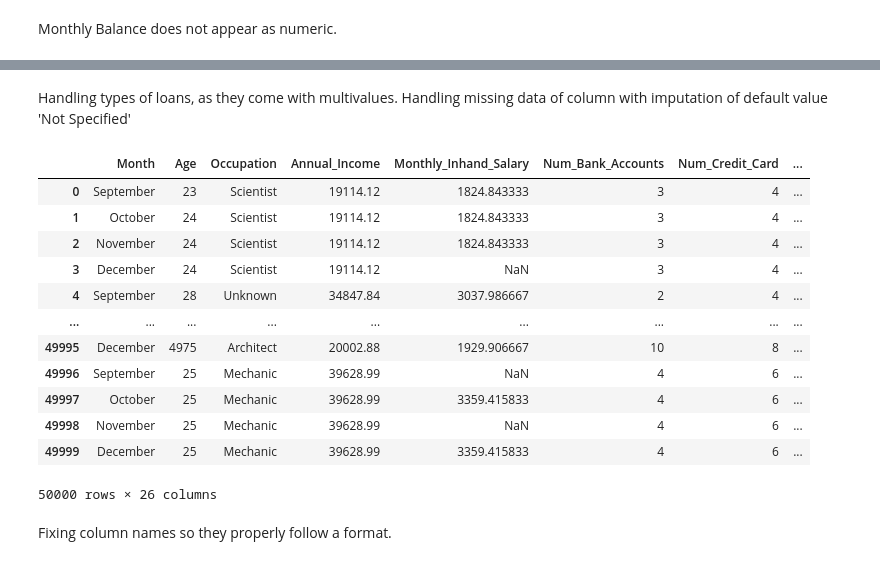
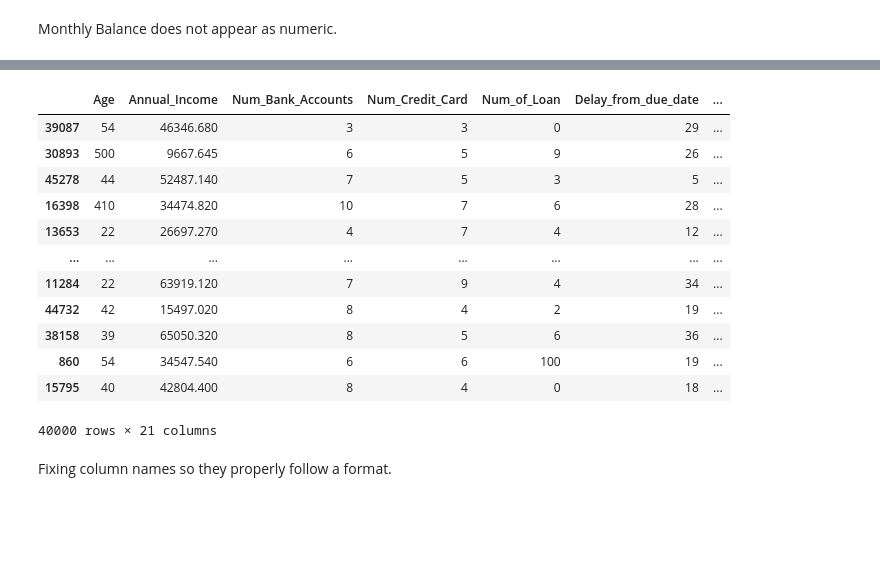
Before and after one commit to mau-JS/OracleML, a Jupyter notebook: CreditML.ipynb, the cells around one changed output, grey strips where cells are left out. Cells and saved outputs as stored; diff of their text form; code cells hidden in the pictures; blank space fills up the shorter version.

```diff
--- a/CreditML.ipynb
+++ b/CreditML.ipynb
@@ -267,33 +254,43 @@ df.head()
-# %% [markdown]
-Handling types of loans, as they come with multivalues. Handling missing data of column with imputation of default value 'Not Specified'
 # %%
- # Define the loan types you're interested in
+#Doing train test split before encoding to prevent data leakage
+from sklearn.model_selection import train_test_split
 loan_types = ['Auto Loan', 'Credit-Builder Loan', 'Personal Loan', 'Home Equity Loan',  'Mortgage Loan','Payday Loan','Student Loan','Debt Consolidation Loan','Not Specified','Payday Loan']
 
+# Define your target variable
+y = df['Target']
+
+# Define your feature set
+X = df.drop('Target', axis=1)
+
+# Split your data
+X_train, X_test, y_train, y_test = train_test_split(X, y, test_size=0.2,random_state=42)
 # Create a new column for each loan type that counts the number of occurrences
 for loan in loan_types:
-    df[loan] = df['Type_of_Loan'].apply(lambda x: x.count(loan) if isinstance(x, str) else 0)
+    X_train[loan] = X_train['Type_of_Loan'].apply(lambda x: x.count(loan) if isinstance(x, str) else 0)
+    X_test[loan] = X_test['Type_of_Loan'].apply(lambda x: x.count(loan) if isinstance(x, str) else 0)
 
-# If a row doesn't fall into any of these categories, mark it as 'other'
-df['Not Specified'] = df[loan_types].apply(lambda x: 0 if any(x) else 1, axis=1)
+# If a row doesn't fall into any of these categories, mark it as 'Not Specified'
+X_train['Not Specified'] = X_train[loan_types].apply(lambda x: 0 if any(x) else 1, axis=1)
+X_test['Not Specified'] = X_test[loan_types].apply(lambda x: 0 if any(x) else 1, axis=1)
 
 # Now you can drop the original 'Type_of_Loan' column
-df = df.drop('Type_of_Loan', axis=1)
-df
+X_train = X_train.drop('Type_of_Loan', axis=1)
+X_test = X_test.drop('Type_of_Loan', axis=1)
+X_train
 # %% [output]
-|  | Month | Age | Occupation | Annual_Income | Monthly_Inhand_Salary | Num_Bank_Accounts | Num_Credit_Card | ... |
-| 0 | September | 23 | Scientist | 19114.12 | 1824.843333 | 3 | 4 | ... |
-| 1 | October | 24 | Scientist | 19114.12 | 1824.843333 | 3 | 4 | ... |
-| 2 | November | 24 | Scientist | 19114.12 | 1824.843333 | 3 | 4 | ... |
-| 3 | December | 24 | Scientist | 19114.12 | NaN | 3 | 4 | ... |
-| 4 | September | 28 | Unknown | 34847.84 | 3037.986667 | 2 | 4 | ... |
-| ... | ... | ... | ... | ... | ... | ... | ... | ... |
-| 49995 | December | 4975 | Architect | 20002.88 | 1929.906667 | 10 | 8 | ... |
-| 49996 | September | 25 | Mechanic | 39628.99 | NaN | 4 | 6 | ... |
-| 49997 | October | 25 | Mechanic | 39628.99 | 3359.415833 | 4 | 6 | ... |
-| 49998 | November | 25 | Mechanic | 39628.99 | NaN | 4 | 6 | ... |
-| 49999 | December | 25 | Mechanic | 39628.99 | 3359.415833 | 4 | 6 | ... |
+|  | Age | Annual_Income | Num_Bank_Accounts | Num_Credit_Card | Num_of_Loan | Delay_from_due_date | ... |
+| 39087 | 54 | 46346.680 | 3 | 3 | 0 | 29 | ... |
+| 30893 | 500 | 9667.645 | 6 | 5 | 9 | 26 | ... |
+| 45278 | 44 | 52487.140 | 7 | 5 | 3 | 5 | ... |
+| 16398 | 410 | 34474.820 | 10 | 7 | 6 | 28 | ... |
+| 13653 | 22 | 26697.270 | 4 | 7 | 4 | 12 | ... |
+| ... | ... | ... | ... | ... | ... | ... | ... |
+| 11284 | 22 | 63919.120 | 7 | 9 | 4 | 34 | ... |
+| 44732 | 42 | 15497.020 | 8 | 4 | 2 | 19 | ... |
+| 38158 | 39 | 65050.320 | 8 | 5 | 6 | 36 | ... |
+| 860 | 54 | 34547.540 | 6 | 6 | 100 | 19 | ... |
+| 15795 | 40 | 42804.400 | 8 | 4 | 0 | 18 | ... |
-50000 rows × 26 columns
+40000 rows × 21 columns
 # %% [markdown]
 Fixing column names so they properly follow a format.
 # %%
```
Also changed, not shown: parts of 25 cells of this notebook.
